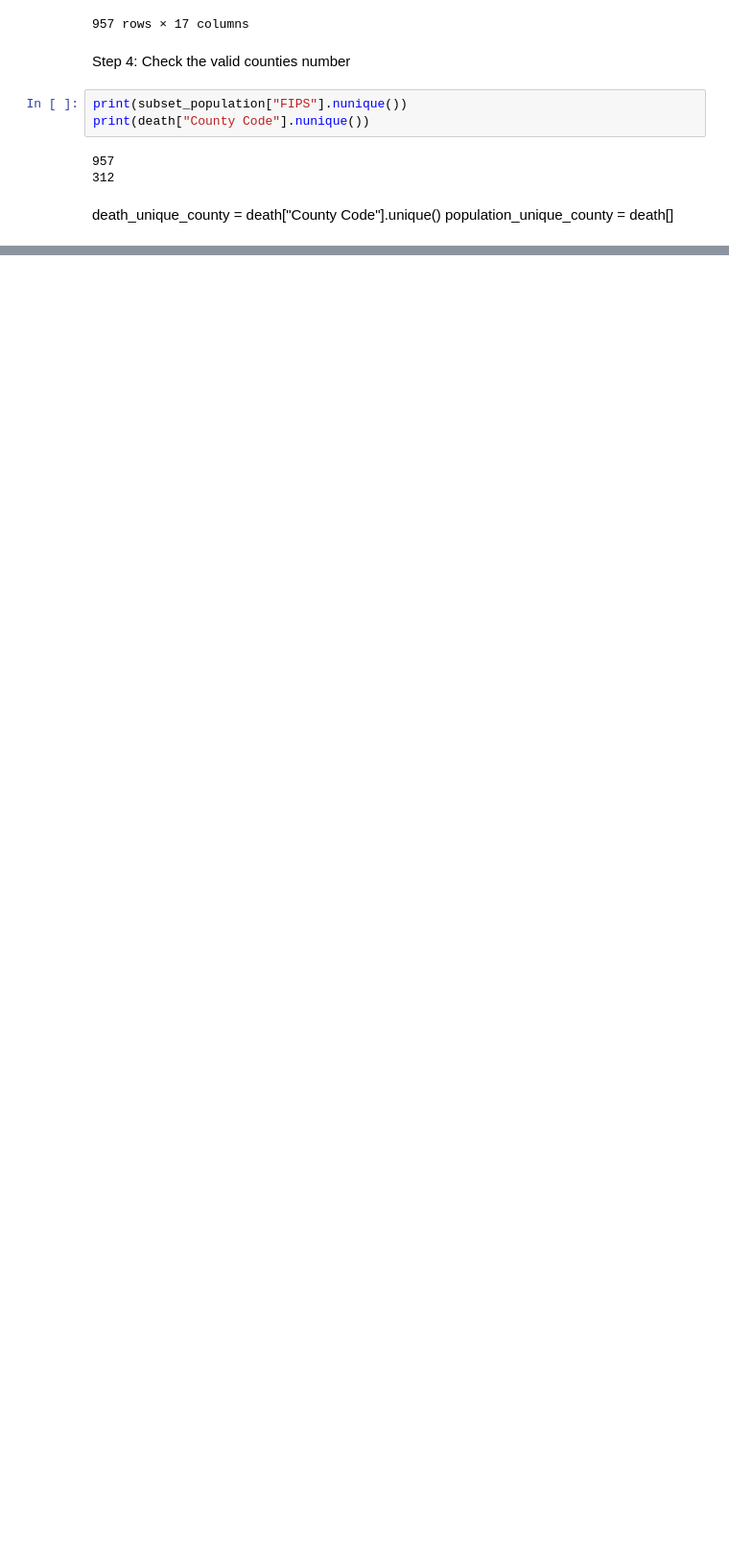
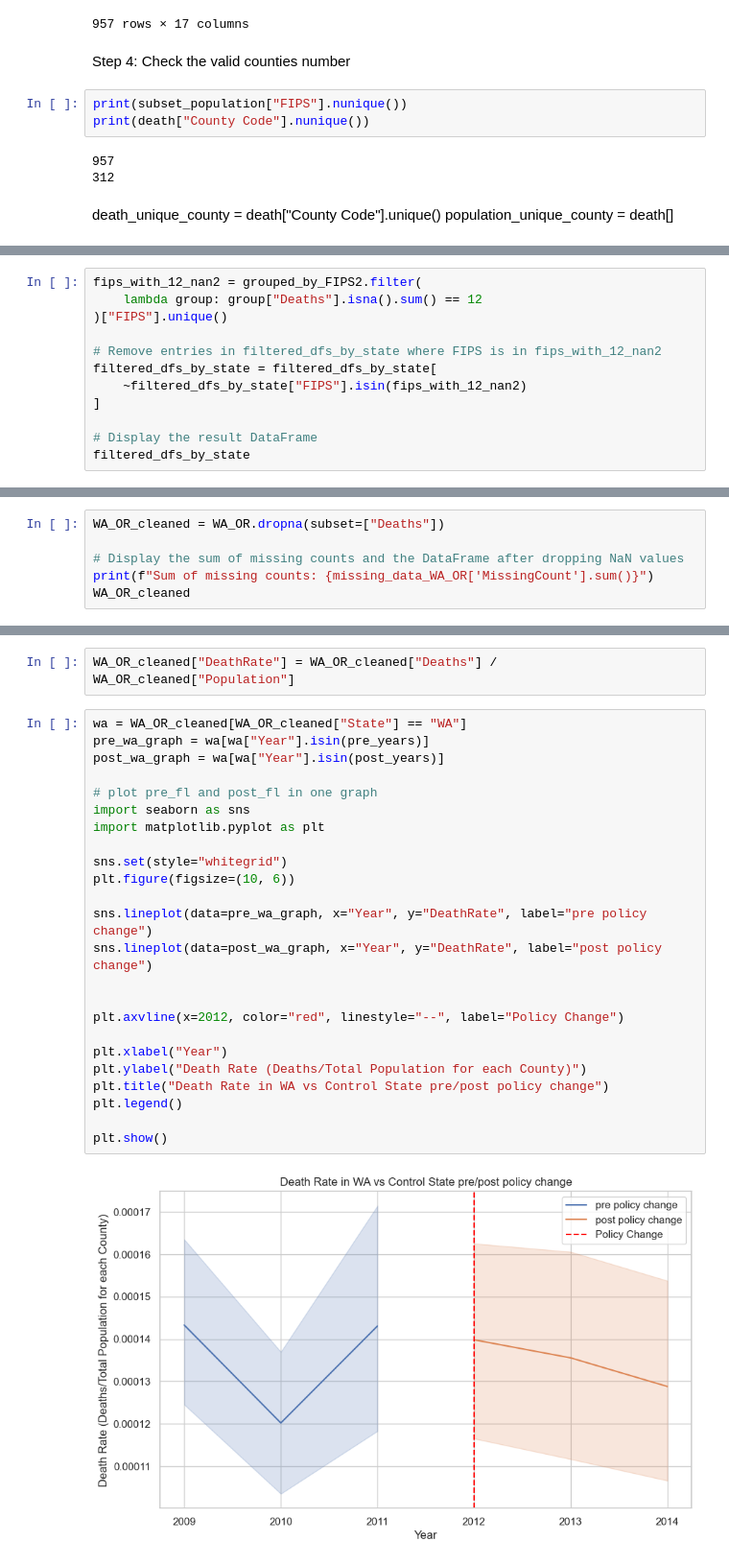
Before and after one commit to MIDS-at-Duke/opioid-2023-kml, a Jupyter notebook: merge_death_population.ipynb, the cells around one changed output, grey strips where cells are left out. Shown: that part at 96% size. Saved outputs shown, nothing was run; the diff lists cells and outputs as text; blank space fills up the shorter version.

Commit message:
plotting/cleaning_popANDdeaths

```diff
--- a/merge_death_population.ipynb
+++ b/merge_death_population.ipynb
@@ -144,0 +578,12 @@ small_county.describe()
+# %%
+fips_with_12_nan2 = grouped_by_FIPS2.filter(
+    lambda group: group["Deaths"].isna().sum() == 12
+)["FIPS"].unique()
+
+# Remove entries in filtered_dfs_by_state where FIPS is in fips_with_12_nan2
+filtered_dfs_by_state = filtered_dfs_by_state[
+    ~filtered_dfs_by_state["FIPS"].isin(fips_with_12_nan2)
+]
+
+# Display the result DataFrame
+filtered_dfs_by_state
@@ -144,0 +707,6 @@ small_county.describe()
+# %%
+WA_OR_cleaned = WA_OR.dropna(subset=["Deaths"])
+
+# Display the sum of missing counts and the DataFrame after dropping NaN values
+print(f"Sum of missing counts: {missing_data_WA_OR['MissingCount'].sum()}")
+WA_OR_cleaned
@@ -144,0 +886,28 @@ small_county.describe()
+# %%
+WA_OR_cleaned["DeathRate"] = WA_OR_cleaned["Deaths"] / WA_OR_cleaned["Population"]
+# %%
+wa = WA_OR_cleaned[WA_OR_cleaned["State"] == "WA"]
+pre_wa_graph = wa[wa["Year"].isin(pre_years)]
+post_wa_graph = wa[wa["Year"].isin(post_years)]
+
+# plot pre_fl and post_fl in one graph
+import seaborn as sns
+import matplotlib.pyplot as plt
+
+sns.set(style="whitegrid")
+plt.figure(figsize=(10, 6))
+
+sns.lineplot(data=pre_wa_graph, x="Year", y="DeathRate", label="pre policy change")
+sns.lineplot(data=post_wa_graph, x="Year", y="DeathRate", label="post policy change")
+
+
+plt.axvline(x=2012, color="red", linestyle="--", label="Policy Change")
+
+plt.xlabel("Year")
+plt.ylabel("Death Rate (Deaths/Total Population for each County)")
+plt.title("Death Rate in WA vs Control State pre/post policy change")
+plt.legend()
+
+plt.show()
+# %% [output]
+[figure, added]
```
Also changed, not shown: parts of 80 cells of this notebook, 3 other files.
